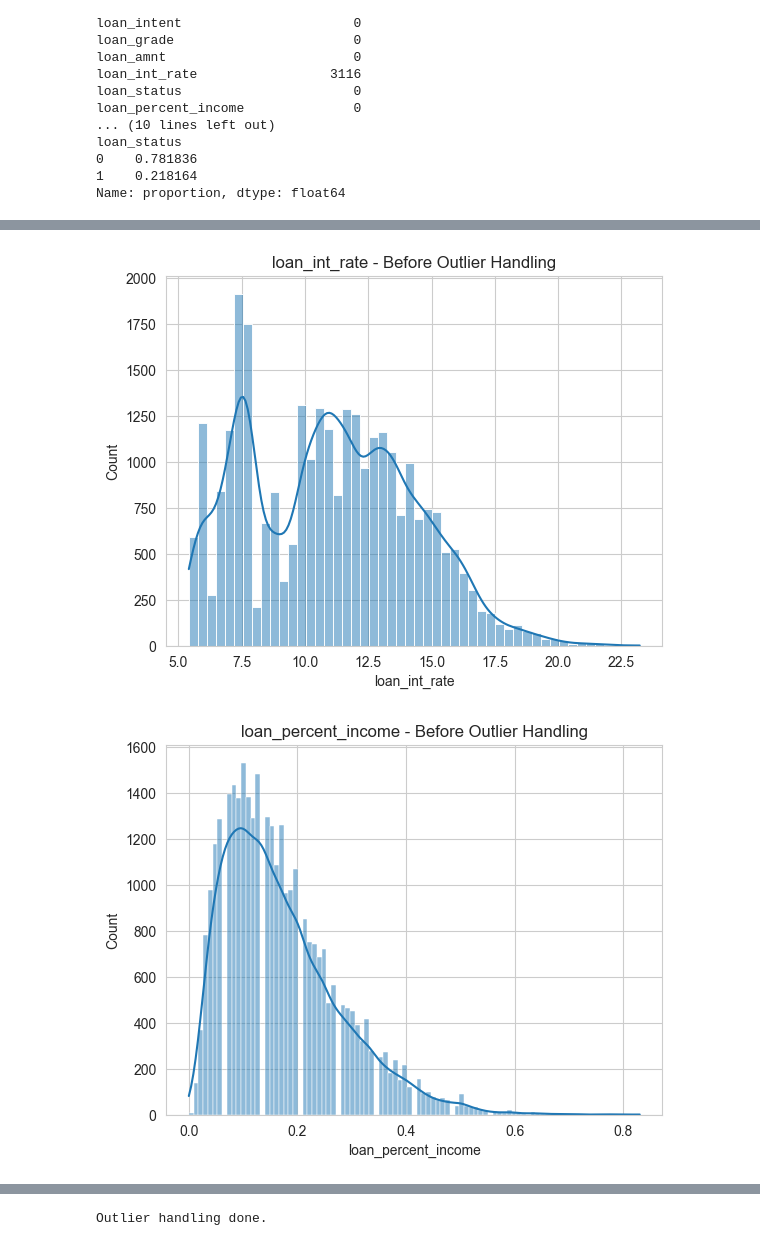
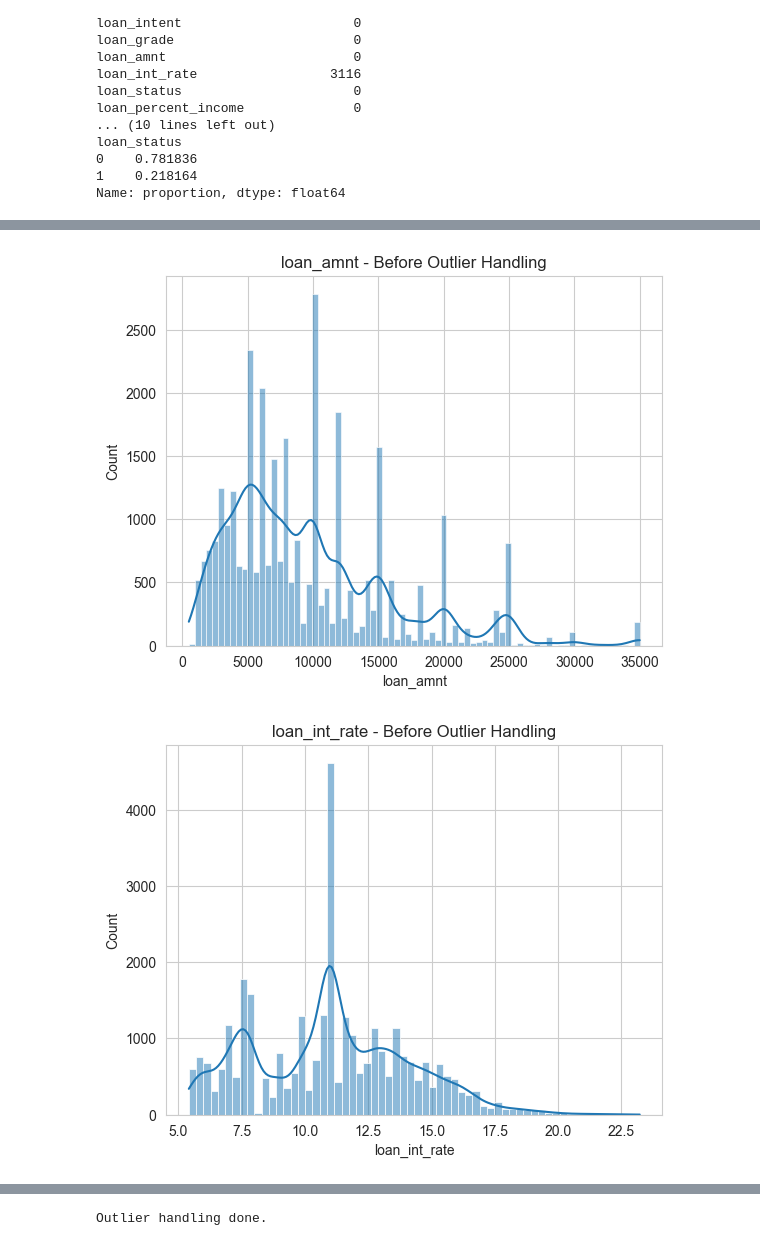
Before and after one commit to ar-Archith/Explainable-Credit-Risk-Prediction, a Jupyter notebook: xai_credit_risk_project/project.ipynb, the cells around one changed output, grey strips where cells are left out. Drawn from its saved outputs; the diff is of its cells as text; code cells hidden in the pictures.

Commit message:
Completed full implementation, including streamlite. Made many changes in project code, like handing missing values, and outlier handling. Changed UI/UX of streamlite app.py. Added gitignore.

```diff
--- a/xai_credit_risk_project/project.ipynb
+++ b/xai_credit_risk_project/project.ipynb
@@ -76,3 +99,14 @@ loan_status
 0    0.781836
 1    0.218164
 Name: proportion, dtype: float64
+# %%
+# =========================================
+# HANDLE MISSING VALUES
+# =========================================
+
+df["person_emp_length"].fillna(df["person_emp_length"].median(), inplace=True)
+df["loan_int_rate"].fillna(df["loan_int_rate"].median(), inplace=True)
+
+# Check if any missing values remain
+missing_after = df.isnull().sum()
+print(missing_after[missing_after > 0])  # only columns still having missing
@@ -82,10 +130,13 @@ Name: proportion, dtype: float64
 # =========================================
 
 cols_to_plot = [
+    "person_age",
     "person_income",
     "loan_amnt",
     "loan_int_rate",
-    "loan_percent_income"
+    "loan_percent_income",
+    "person_emp_length",
+    "cb_person_cred_hist_length"
 ]
 
 for col in cols_to_plot:
@@ -99,2 +150,2 @@ for col in cols_to_plot:
-[figure, old version]
+[figure, new version]
-[figure, old version]
+[figure, new version]
```
Also changed, not shown: parts of 32 cells of this notebook, 9 other files.
